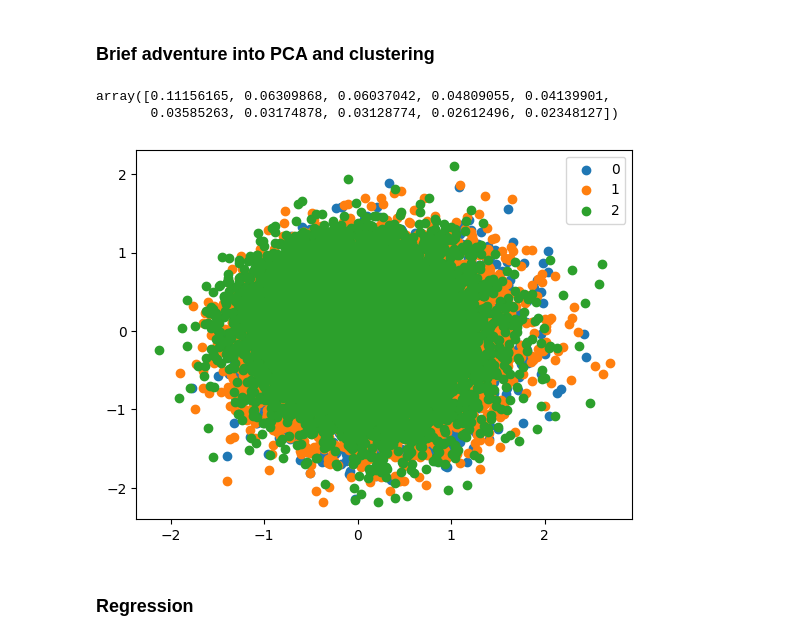
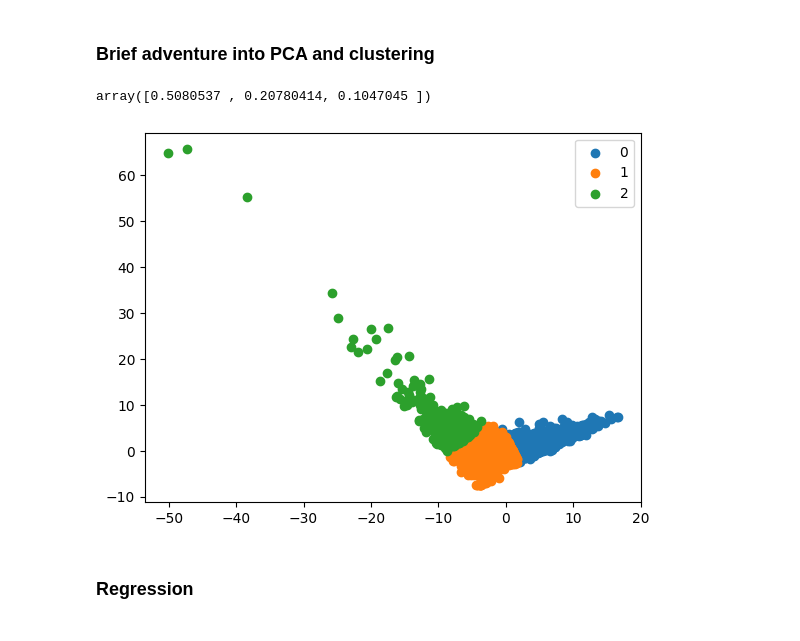
Before and after one commit to TurkuNLP/TCBC_feature_analysis, a Jupyter notebook: RegressorWithHPFV.ipynb, the cells around one changed output. Cells and saved outputs as stored; diff of their text form; code cells hidden in the pictures.

```diff
--- a/RegressorWithHPFV.ipynb
+++ b/RegressorWithHPFV.ipynb
@@ -57,17 +67,8 @@ test_keys = keylists[KEYLIST_NUM]['test_keys']
 # %%
-#Local cache management for HF
-#Also makes it easier to clean cache files and use space more efficiently
-cache_dir = "cache_dir/temp/"
-if os.path.exists(cache_dir):
-    shutil.rmtree(cache_dir)
-os.mkdir(cache_dir)
-cache_file_trains = [cache_dir+str(KEYLIST_NUM)+"_"+str(SNIPPET_LENS[x])+"_train.jsonl" for x in range(6)]
-cache_file_evals = [cache_dir+str(KEYLIST_NUM)+"_"+str(SNIPPET_LENS[x])+"_eval.jsonl" for x in range(6)]
-cache_file_tests = [cache_dir+str(KEYLIST_NUM)+"_"+str(SNIPPET_LENS[x])+"_test.jsonl" for x in range(6)]
 #Generate datasets
-train_dss = [cmf.combineSnippedBooksToDS(train_keys, x, cache_dir, cache_file=cache_dir+str(KEYLIST_NUM)+"_"+x+"_train.jsonl", folder=BASE_BEG, inc_hpfv=True) for x in SNIPPET_LENS]
-eval_dss = [cmf.combineSnippedBooksToDS(eval_keys, x, cache_dir, cache_file=cache_dir+str(KEYLIST_NUM)+"_"+x+"_eval.jsonl", folder=BASE_BEG, inc_hpfv=True) for x in SNIPPET_LENS]
-test_dss = [cmf.combineSnippedBooksToDS(test_keys, x, cache_dir, cache_file=cache_dir+str(KEYLIST_NUM)+"_"+x+"_test.jsonl", folder=BASE_BEG, inc_hpfv=True) for x in SNIPPET_LENS]
+train_dss = [Dataset.load_from_disk("TCBC_datasets/sniplen"+sniplen+"_hpfv").filter(lambda x: x['book_id'] in train_keys).shuffle().map(mapLabels, batched=True, batch_size=32, load_from_cache_file=False) for sniplen in SNIPPET_LENS]
+eval_dss = [Dataset.load_from_disk("TCBC_datasets/sniplen"+sniplen+"_hpfv").filter(lambda x: x['book_id'] in eval_keys).shuffle().map(mapLabels, batched=True, batch_size=32, load_from_cache_file=False) for sniplen in SNIPPET_LENS]
+test_dss = [Dataset.load_from_disk("TCBC_datasets/sniplen"+sniplen+"_hpfv").filter(lambda x: x['book_id'] in test_keys).shuffle().map(mapLabels, batched=True, batch_size=32, load_from_cache_file=False) for sniplen in SNIPPET_LENS]
 # %%
 from pprint import pprint
 from collections import Counter
@@ -100,11 +104,11 @@ for i in range(6):
 ### Brief adventure into PCA and clustering
 # %%
 #Choose vectorizer and dataset
-SNIP_CHOS = 1
+SNIP_CHOS = 5
 # %%
-vectorized_training_data = train_dss[SNIP_CHOS]['hp_fv']
-vectorized_eval_data = eval_dss[SNIP_CHOS]['hp_fv']
-vectorized_test_data = test_dss[SNIP_CHOS]['hp_fv']
+vectorized_training_data = np.array(train_dss[SNIP_CHOS]['data'])[:, expected_good]
+vectorized_eval_data = np.array(eval_dss[SNIP_CHOS]['data'])[:, expected_good]
+vectorized_test_data = np.array(test_dss[SNIP_CHOS]['data'])[:, expected_good]
 # %%
 from sklearn.cluster import KMeans
 
@@ -112,31 +116,30 @@ from sklearn.cluster import KMeans
 kmeans = KMeans(n_clusters=3, random_state=42, n_init='auto').fit_predict(vectorized_training_data)
 # %%
 from sklearn.decomposition import PCA
-pca = PCA(10).fit(vectorized_training_data)
+pca = PCA(3).fit(vectorized_training_data)
 #Transform the data
 df = pca.transform(vectorized_training_data)
 pprint(pca.explained_variance_ratio_)
 # %% [output]
-array([0.11156165, 0.06309868, 0.06037042, 0.04809055, 0.04139901,
-       0.03585263, 0.03174878, 0.03128774, 0.02612496, 0.02348127])
+array([0.5080537 , 0.20780414, 0.1047045 ])
 # %%
 #Getting the Centroids
 import matplotlib.pyplot as plt
 
-fet = 8
+fet = 0
 
 #plotting the results:
 
 #Getting unique labels
 u_labels = np.unique(kmeans)
 
 #plotting the results:
 for i in u_labels:
     plt.scatter(df[kmeans == i , fet] , df[kmeans == i , fet+1] , label = i)
 plt.legend()
 plt.show()
 # %% [output]
-[figure, old version]
+[figure, new version]
 # %% [markdown]
 ### Regression
 # %%
```
Also changed, not shown: parts of 14 cells of this notebook, 7 other files.
